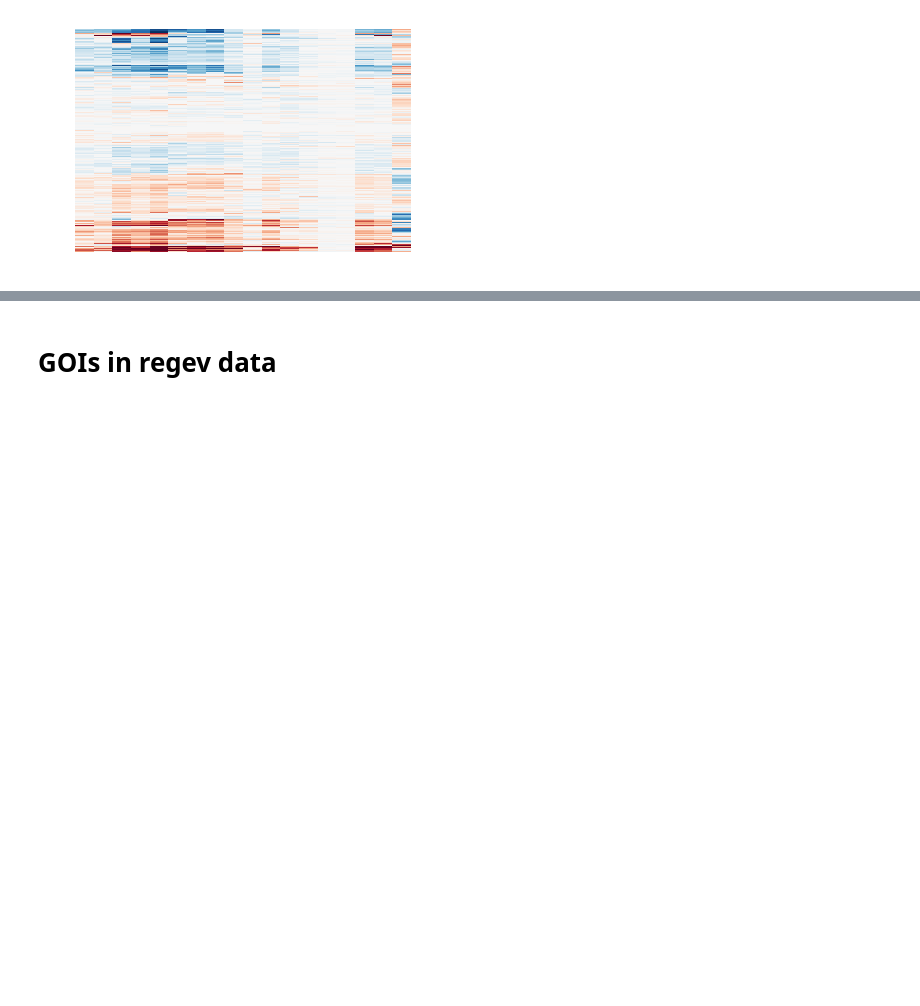
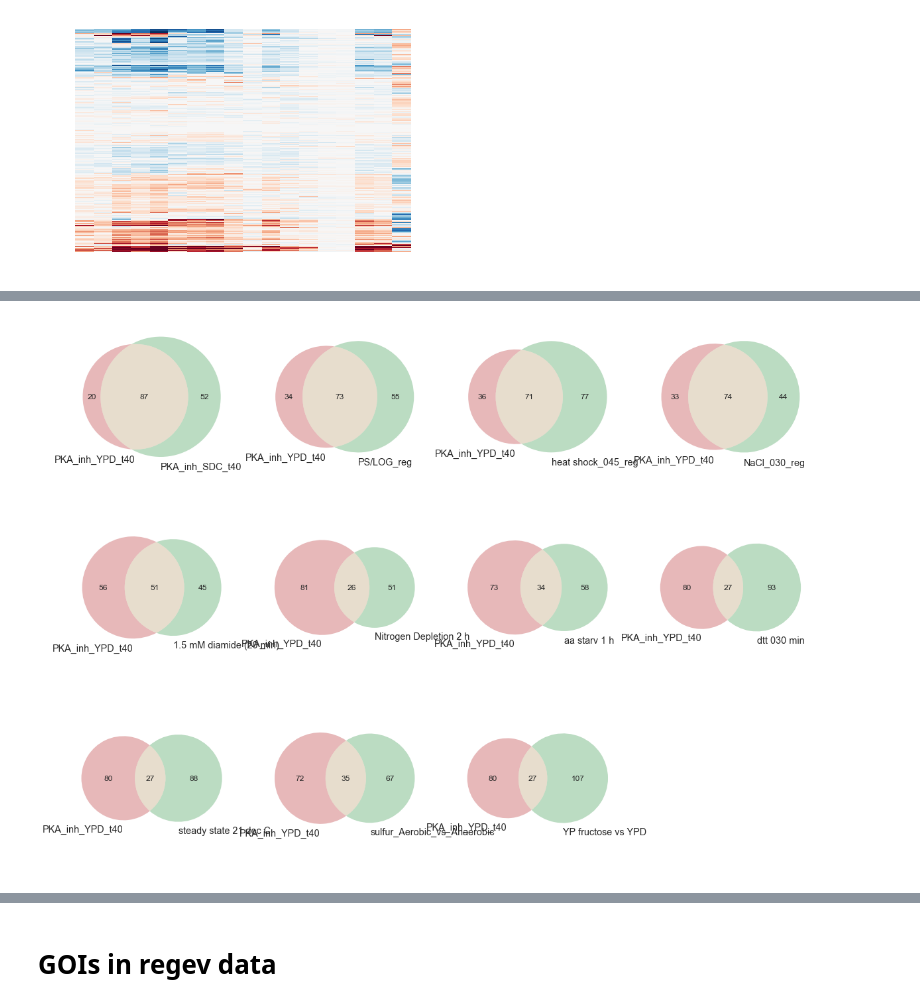
Before and after one commit to heineike02/yeast_esr_expression_analysis, a Jupyter notebook: scripts/20161118_PKA_Inhibition_V_other_conditions.ipynb, the cells around one changed output, grey strips where cells are left out. Saved outputs shown, nothing was run; the diff lists cells and outputs as text; code cells hidden in the pictures; blank space fills up the shorter version.

```diff
--- a/scripts/20161118_PKA_Inhibition_V_other_conditions.ipynb
+++ b/scripts/20161118_PKA_Inhibition_V_other_conditions.ipynb
@@ -457,0 +591,16 @@ plotting
+# %%
+#Merge data
+compiled_exp_data = pka_inh_YPD_t40.loc[:,['sc_genename','PKA_inh_YPD_t40']].merge(pka_inh_SDC_t40.loc[:,['sc_genename','PKA_inh_SDC_t40']],on='sc_genename', how = 'left')
+
+#Merge Gasch Data
+compiled_exp_data = compiled_exp_data.merge(gasch_data, how = 'left', left_on='sc_genename', right_index=True)
+
+#Merge Regev Data
+compiled_exp_data = compiled_exp_data.merge(regev_data, how = 'left', left_on= 'sc_genename', right_index = True)
+
+#Merge pronk data
+columns_to_keep = [experiment + '_Aerobic_vs_Anaerobic' for experiment in ['glucose', 'nitrogen','sulfur','phosphorus']]
+columns_to_keep = ['YORF'] + columns_to_keep
+pronk_data_subset = pronk_data.loc[:,columns_to_keep]
+pronk_data_subset.rename(columns = {'YORF':'sc_genename'}, inplace = True)
+compiled_exp_data = compiled_exp_data.merge(pronk_data_subset, how = 'left', on = 'sc_genename')
@@ -457,0 +702,73 @@ plotting
+# %%
+#Show the overlap of differentially expressed genes between various conditions -
+#does it correlate with nearness to PKA inhibition.
+#Conditions to compare: 'PKA_inh_YPD_t40
+conditions_to_compare = ['PKA_inh_SDC_t40','PS/LOG_reg', 'heat shock_045_reg', 'NaCl_030_reg', '1.5 mM diamide (20 min)',
+                         'Nitrogen Depletion 2 h' , 'aa starv 1 h', 'dtt 030 min',
+                         'steady state 21 dec C', 'sulfur_Aerobic_vs_Anaerobic', 'YP fructose vs YPD']
+
+#Show normal dist superimposed and QQ plot for various options
+
+#Assumption LFC is normally distributed.
+
+cutoff = 1.5   #make my cutoff for differential expression 1.5 std deviations.
+
+#Load orthologs
+# ohnologs_expression_sorted = pd.read_csv(data_processing_dir + os.path.normpath('20170817_klscpka/20170817_ohnologs_sorted.csv'))
+ohnologs = pd.read_csv(data_processing_dir + os.path.normpath("ortholog_files_YGOB/ohnologs.csv"))
+
+#For my data
+base_condition = 'PKA_inh_YPD_t40'
+base_data = compiled_exp_data_nanrm[base_condition]
+base_mean = base_data.mean()
+base_std = base_data.std()
+base_data_shift = (base_data-base_mean)/base_std
+# plt.hist(base_data_shift,bins=100)
+
+fig, axarr = plt.subplots(3,4)
+
+#For a given gene expression dataset,
+
+for ind, comp_condition in enumerate(conditions_to_compare):
+    ax = axarr.flatten()[ind]
+    comp_data = compiled_exp_data_nanrm[comp_condition]
+    comp_mean = comp_data.mean()
+    comp_std = comp_data.std()
+    comp_data_shift = (comp_data-comp_mean)/comp_std
+
+    #output differentially expressed paralogs.
+    data_comparison_full = pd.DataFrame(compiled_exp_data_nanrm['sc_genename'])
+    data_comparison_full['base'] = base_data_shift
+    data_comparison_full['comp'] = comp_data_shift
+    data_comparisons = {}
+
+    for ortholog_set in ['Gene 1', 'Gene 2']:
+        data_comparison = data_comparison_full[compiled_exp_data_nanrm['sc_genename'].isin(ohnologs[ortholog_set])].copy()
+        for cond in ['base','comp']:
+             data_comparison[cond+ '_levels'] =  io_library.threshold_group_KL_series(data_comparison[cond],cutoff,-cutoff)
+        data_comparisons[ortholog_set] = data_comparison
+        columns = data_comparison.columns
+        column_rename = {column: column + '_' + ortholog_set for column in columns[1:]}
+        data_comparison.rename(column_rename, axis=1, inplace=True)
+
+    ohnologs_g1 = ohnologs.merge(data_comparisons['Gene 1'], left_on='Gene 1', right_on = 'sc_genename', how='inner')
+    ohnologs_g1.drop('sc_genename', axis = 1, inplace = True)
+    ohnologs_g12 = ohnologs_g1.merge(data_comparisons['Gene 2'], left_on='Gene 2', right_on = 'sc_genename', how='inner')
+    ohnologs_g12.drop('sc_genename', axis = 1, inplace=True)
+
+    for cond in ['base','comp']:
+        diff_exp = []
+        for ind, row in ohnologs_g12.loc[:,[cond + '_levels_Gene 1',cond + '_levels_Gene 2']].iterrows():
+            diff_exp.append(row[cond + '_levels_Gene 1'] != row[cond + '_levels_Gene 2'])
+        ohnologs_g12['diff_exp_' + cond] = diff_exp
+
+    base_diff_genes = set(ohnologs_g12[ohnologs_g12['diff_exp_base']]['Gene 1'])
+    comp_diff_genes = set(ohnologs_g12[ohnologs_g12['diff_exp_comp']]['Gene 1'])
+    venn2([base_diff_genes, comp_diff_genes], set_labels = (base_condition, comp_condition), ax=ax)
+
+axarr[2,3].axis("off")
+fig.set_figheight(15)
+fig.set_figwidth(20)
+fig.savefig(os.path.normpath('C:\\Users\heine\Google Drive\\UCSF\ElSamad_Lab\Lab Meeting\\20180209\diff_exp_venn.svg'),format='svg')
+# %% [output]
+[figure, added]
```
Also changed, not shown: parts of 29 cells of this notebook, 15 other files.
